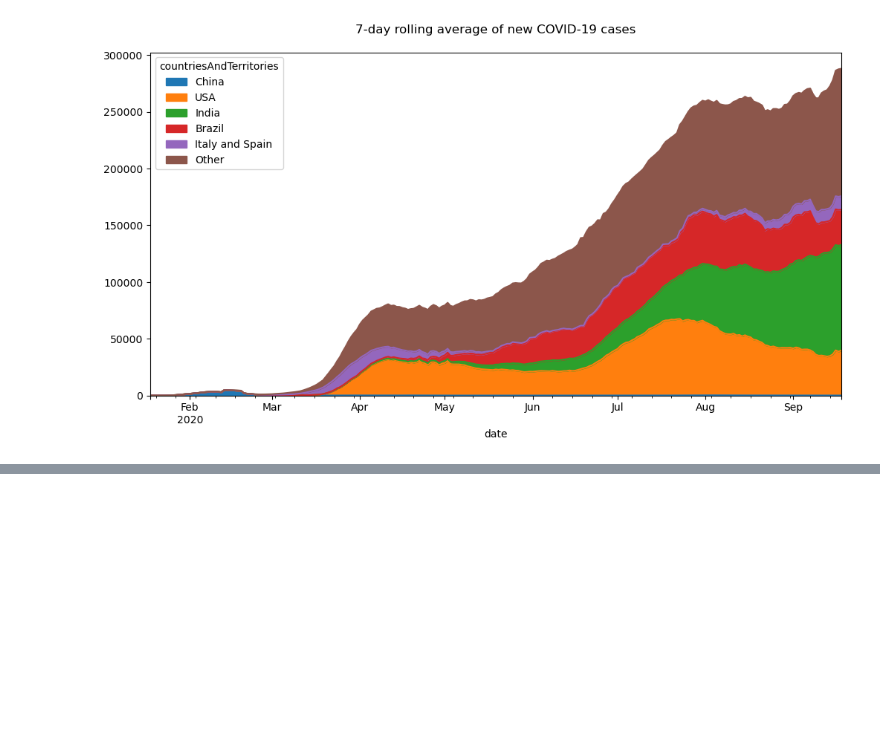
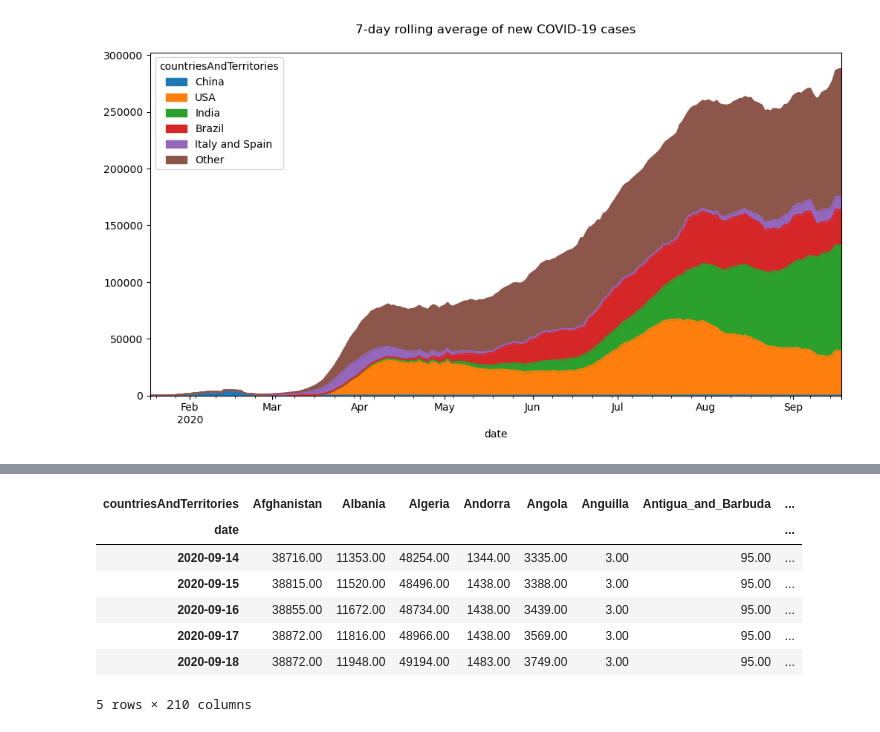
Before and after one commit to nadia-paz/ds-learning, a Jupyter notebook: data_analysis_pandas/11_pandas_viz.ipynb, the cells around one changed output, grey strips where cells are left out. Saved outputs shown, nothing was run; the diff lists cells and outputs as text; code cells hidden in the pictures; blank space fills up the shorter version.

```diff
--- a/data_analysis_pandas/11_pandas_viz.ipynb
+++ b/data_analysis_pandas/11_pandas_viz.ipynb
@@ -235,0 +256,13 @@ plt.show()
+# %%
+covid.groupby(
+    ['countriesAndTerritories', pd.Grouper(freq='1D')]
+).cases.sum().unstack(0).apply('cumsum').tail()
+# %% [output]
+| countriesAndTerritories | Afghanistan | Albania | Algeria | Andorra | Angola | Anguilla | Antigua_and_Barbuda | ... |
+| date |  |  |  |  |  |  |  | ... |
+| 2020-09-14 | 38716.00 | 11353.00 | 48254.00 | 1344.00 | 3335.00 | 3.00 | 95.00 | ... |
+| 2020-09-15 | 38815.00 | 11520.00 | 48496.00 | 1438.00 | 3388.00 | 3.00 | 95.00 | ... |
+| 2020-09-16 | 38855.00 | 11672.00 | 48734.00 | 1438.00 | 3439.00 | 3.00 | 95.00 | ... |
+| 2020-09-17 | 38872.00 | 11816.00 | 48966.00 | 1438.00 | 3569.00 | 3.00 | 95.00 | ... |
+| 2020-09-18 | 38872.00 | 11948.00 | 49194.00 | 1483.00 | 3749.00 | 3.00 | 95.00 | ... |
+5 rows × 210 columns
```
Also changed, not shown: parts of 5 cells of this notebook.
